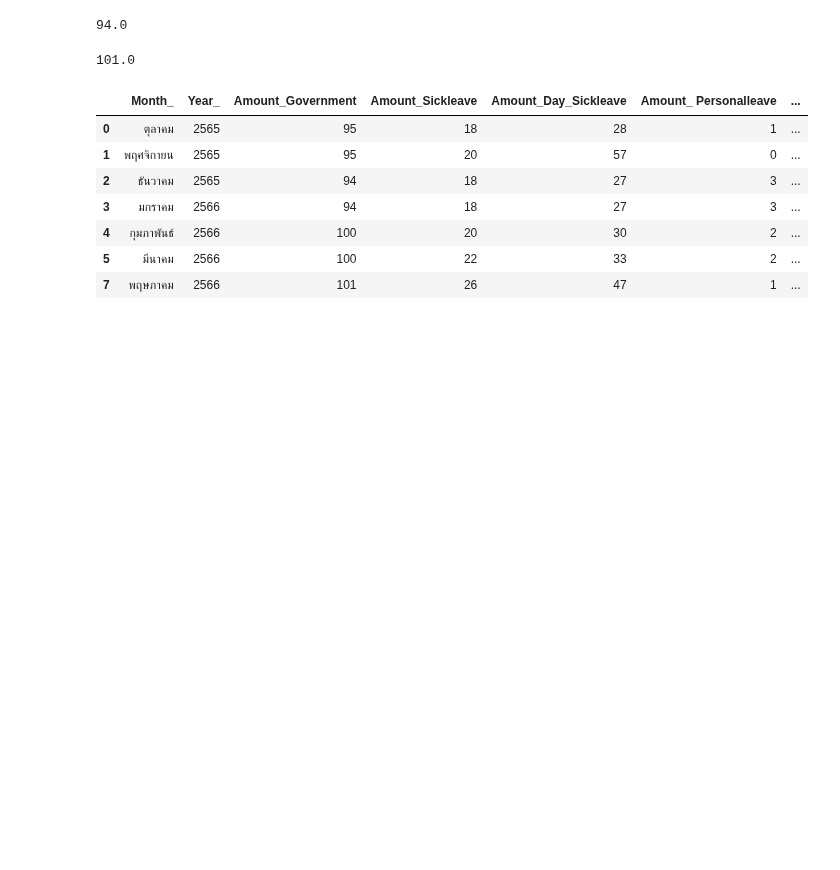
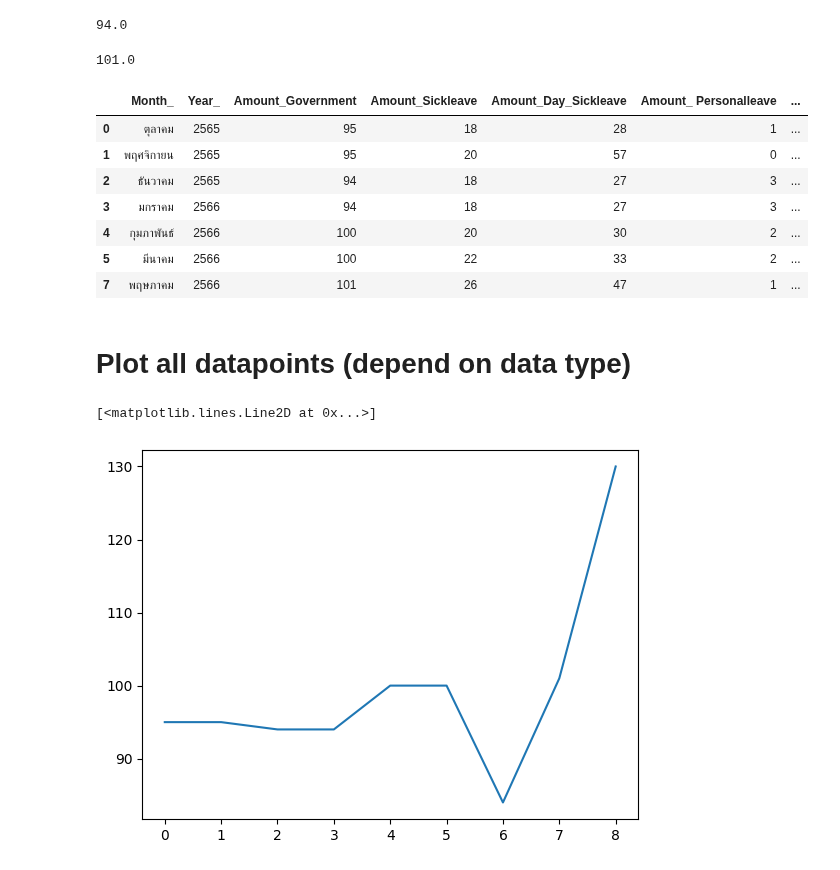
Before and after one commit to Jaomiew/DPDM2023, a Jupyter notebook: Data102(Chapter2).ipynb, the cells around one changed output. Saved outputs shown, nothing was run; the diff lists cells and outputs as text; code cells hidden in the pictures; blank space fills up the shorter version.

```diff
--- a/Data102(Chapter2).ipynb
+++ b/Data102(Chapter2).ipynb
@@ -339,3 +349,10 @@ table_from_drive[(table_from_drive['Amount_Government'] >= boxplot_output['whisk
 | 4 | กุมภาพันธ์ | 2566 | 100 | 20 | 30 | 2 | ... |
 | 5 | มีนาคม | 2566 | 100 | 22 | 33 | 2 | ... |
 | 7 | พฤษภาคม | 2566 | 101 | 26 | 47 | 1 | ... |
+# %% [markdown]
+# Plot all datapoints (depend on data type)
+# %%
+plt.plot(range(len(table_from_drive)),table_from_drive['Amount_Government'])
+# %% [output]
+[<matplotlib.lines.Line2D at 0x...>]
+[figure, added]
```
Also changed, not shown: parts of 20 cells of this notebook.
